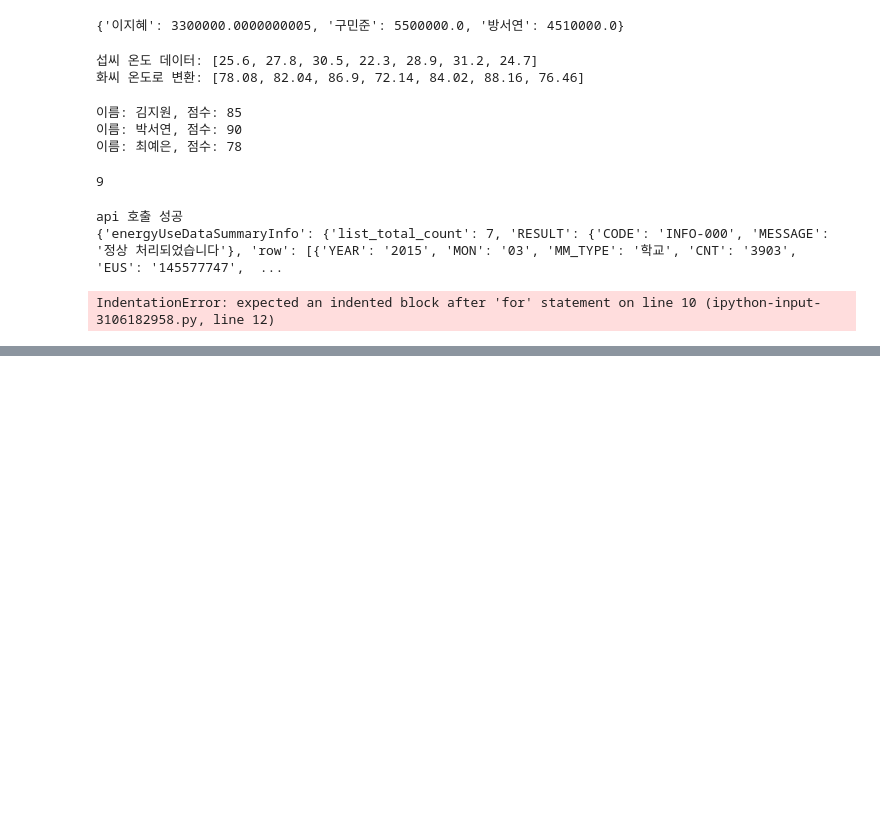
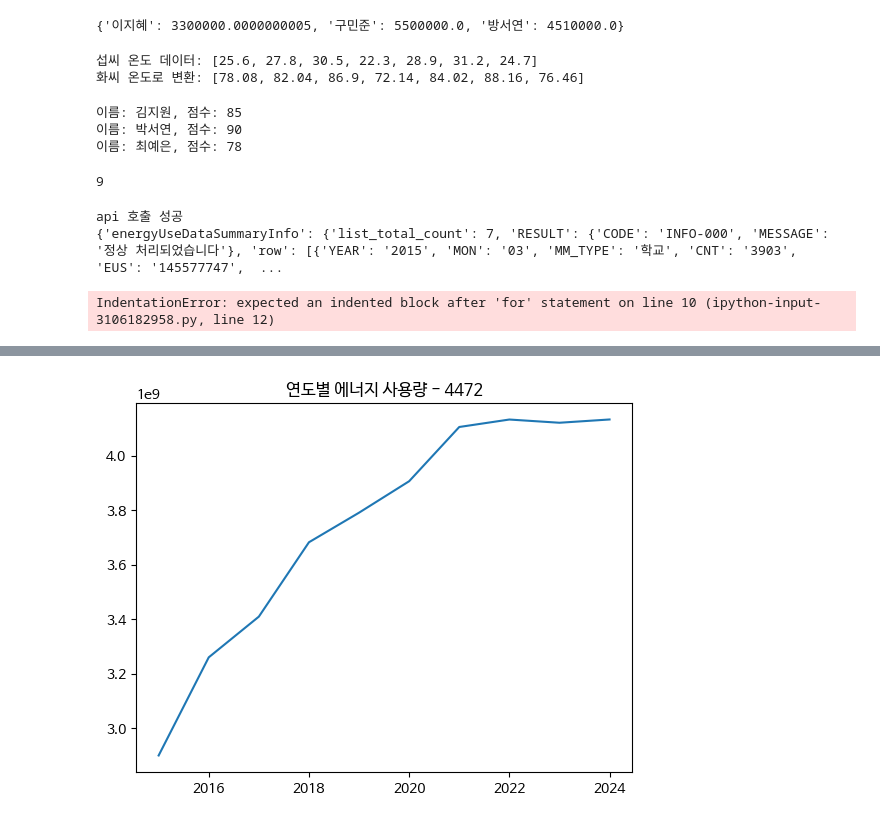
Before and after one commit to TaesanJang/Data-Analysis-with-Open-Source, a Jupyter notebook: 오픈소스_데이터_분석_3강.ipynb, the cells around one changed output, grey strips where cells are left out. Saved outputs shown, nothing was run; the diff lists cells and outputs as text; code cells hidden in the pictures; blank space fills up the shorter version.

```diff
--- a/오픈소스_데이터_분석_3강.ipynb
+++ b/오픈소스_데이터_분석_3강.ipynb
@@ -375,0 +399,62 @@ print (df)
+# %%
+import requests
+import pandas as pd
+import matplotlib.pyplot as plt
+plt.rc('font', family='NanumBarunGothic')
+
+def mon_to_season(m):
+    m = str(m)
+    if m in {"03", "04", "05"}:
+        return "봄"
+    elif m in {"06", "07", "08"}:
+        return "여름"
+    elif m in {"09", "10", "11"}:
+        return "가을"
+    elif m in {"12","01","02"}:
+        return "겨울"
+    else:
+        return "MONTH ERROR"
+
+SERVICE = "energyUseDataSummaryInfo"
+results = []
+
+for year in range(2015, 2025):
+    for mon in range(1, 13):
+        url = f"http://openapi.seoul.go.kr:8088/505a517a48786f7431334c6e53526e/json/energyUseDataSummaryInfo/1/1000/{year}/{mon:02d}"
+
+        response = requests.get(url)
+        response.raise_for_status()
+
+        data = response.json()[SERVICE]["row"]
+
+        for r in data:
+            if r["MM_TYPE"].strip() == "개인":
+                results.append({
+                    "YEAR": year,
+                    "MON": f"{mon:02d}",
+                    "MM_TYPE": r["MM_TYPE"],
+                    "EUS": r["EUS"],
+                    "GUS": r["GUS"],
+                    "WUS": r["WUS"],
+                    "HUS": r["HUS"],
+                    })
+
+df = pd.DataFrame(results)
+
+df.insert(2, "SEASON", df["MON"].apply(mon_to_season))
+
+energy_usage = ["EUS", "GUS", "WUS", "HUS"]
+df[energy_usage] = df[energy_usage].apply(pd.to_numeric)
+
+year_sum = df.groupby("YEAR")[energy_usage].sum()
+year_sum["energy_usage_sum"] = year_sum.sum(axis=1)
+year_sum = year_sum.reset_index()
+
+x = year_sum["YEAR"]
+y = year_sum["energy_usage_sum"]
+
+plt.plot(x,y)
+plt.title('연도별 에너지 사용량 - 4472')
+plt.show()
+# %% [output]
+[figure, added]
```
Also changed, not shown: parts of 3 cells of this notebook.
